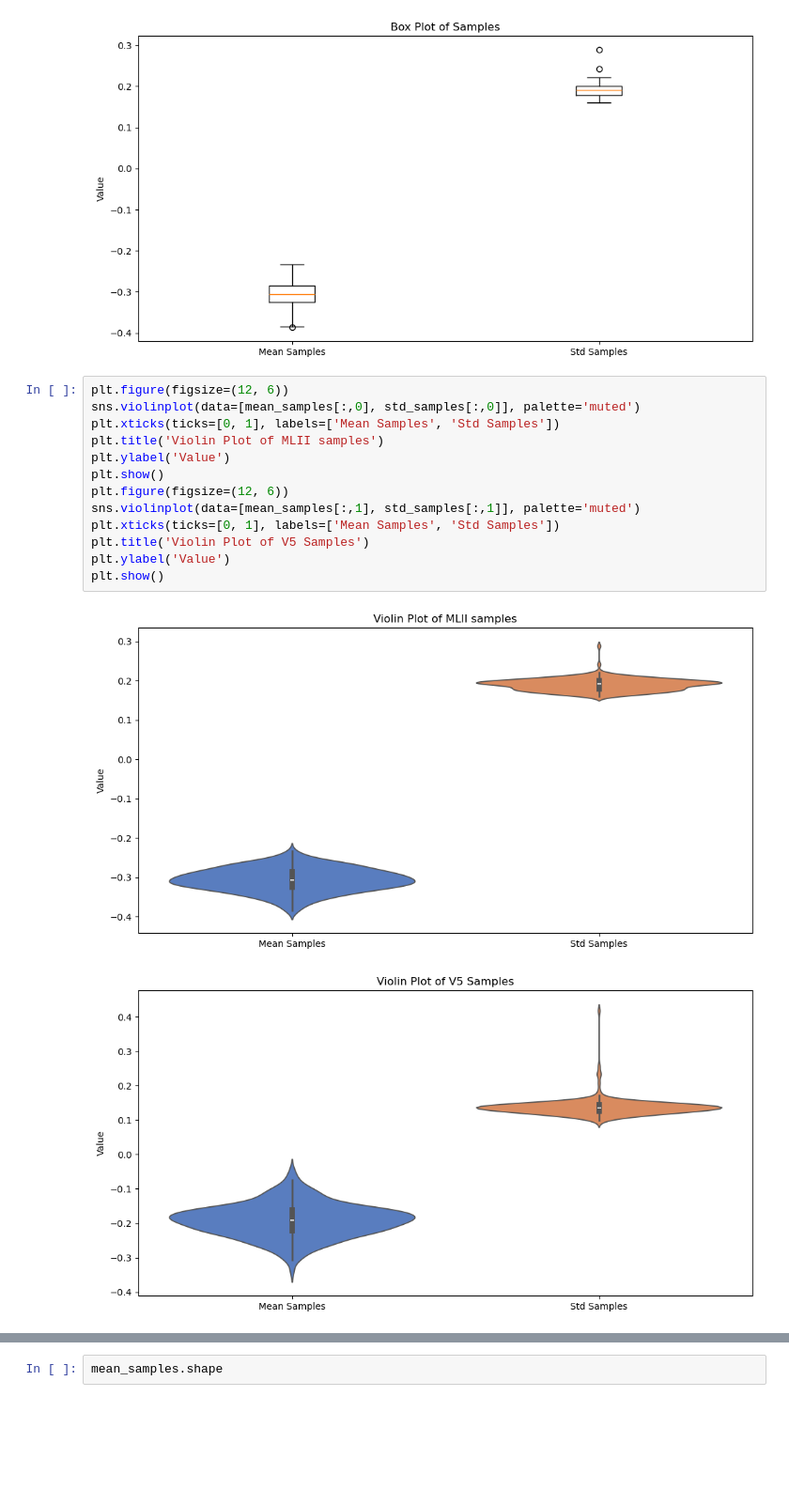
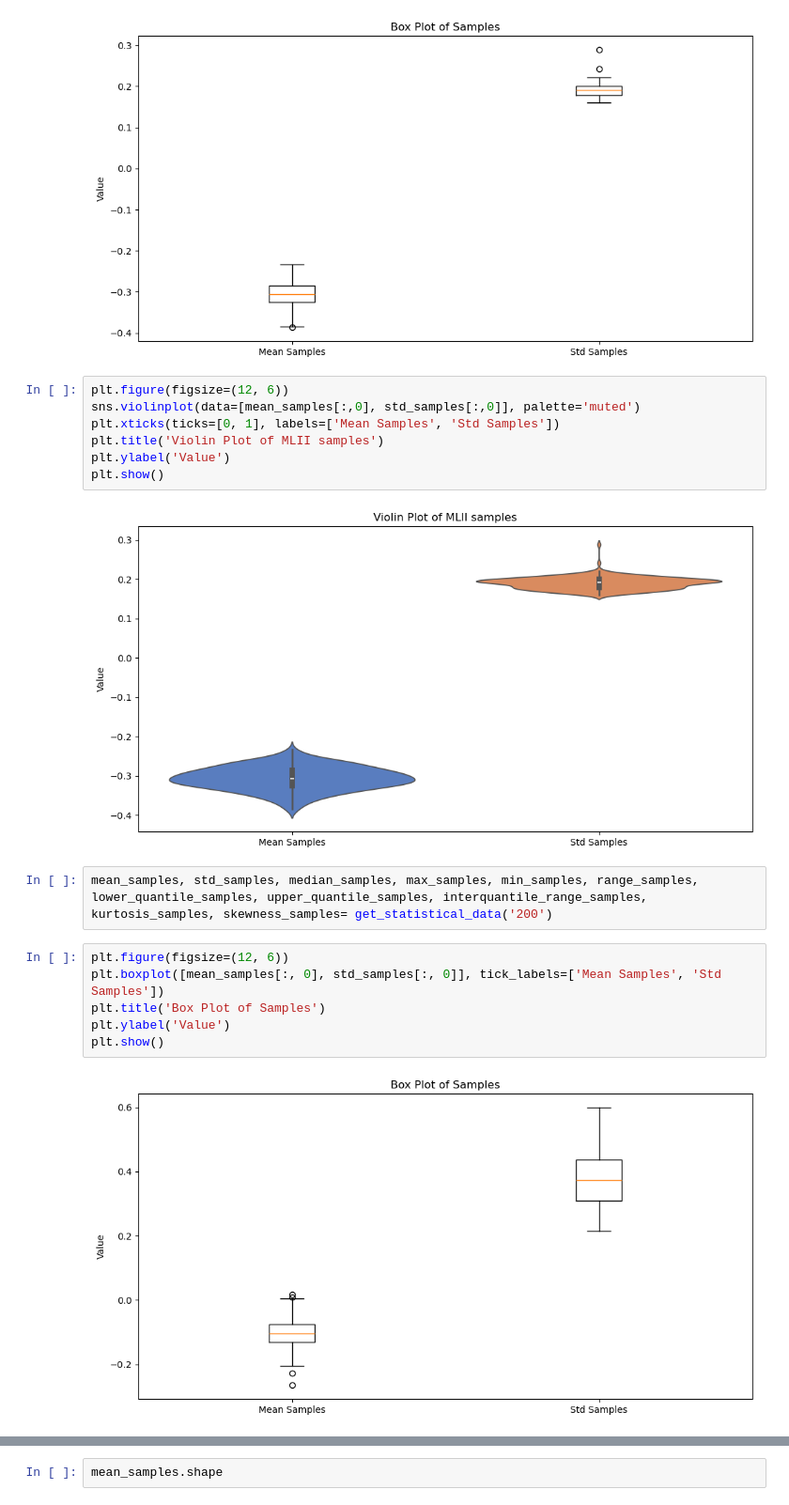
Before and after one commit to Mahmoud-albisary/Automatic-Detection-of-Heart-Arrhythmias-from-ECG-Signals, a Jupyter notebook: file.ipynb, the cells around one changed output, grey strips where cells are left out. Shown at 94% size. Cells and saved outputs as stored; diff of their text form; blank space fills up the shorter version.

```diff
--- a/file.ipynb
+++ b/file.ipynb
@@ -227,12 +214,15 @@ plt.xticks(ticks=[0, 1], labels=['Mean Samples', 'Std Samples'])
 plt.title('Violin Plot of MLII samples')
 plt.ylabel('Value')
 plt.show()
-plt.figure(figsize=(12, 6))
-sns.violinplot(data=[mean_samples[:,1], std_samples[:,1]], palette='muted')
-plt.xticks(ticks=[0, 1], labels=['Mean Samples', 'Std Samples'])
-plt.title('Violin Plot of V5 Samples')
-plt.ylabel('Value')
-plt.show()
 # %% [output]
 [figure]
-[figure, removed]
+# %%
+mean_samples, std_samples, median_samples, max_samples, min_samples, range_samples, lower_quantile_samples, upper_quantile_samples, interquantile_range_samples, kurtosis_samples, skewness_samples= get_statistical_data('200')
+# %%
+plt.figure(figsize=(12, 6))
+plt.boxplot([mean_samples[:, 0], std_samples[:, 0]], tick_labels=['Mean Samples', 'Std Samples'])
+plt.title('Box Plot of Samples')
+plt.ylabel('Value')
+plt.show()
+# %% [output]
+[figure, added]
```
Also changed, not shown: parts of 10 cells of this notebook, 1 other file.
